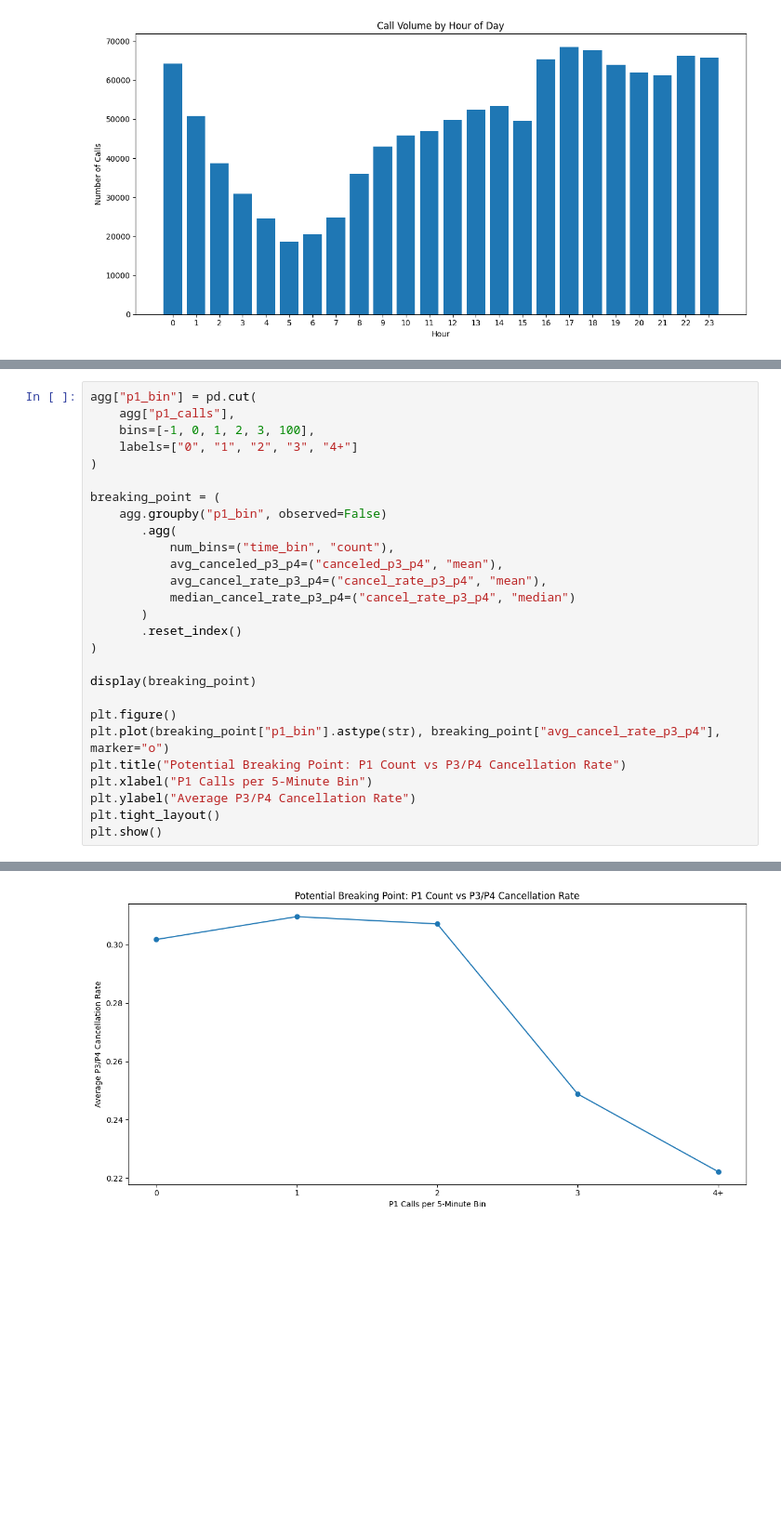
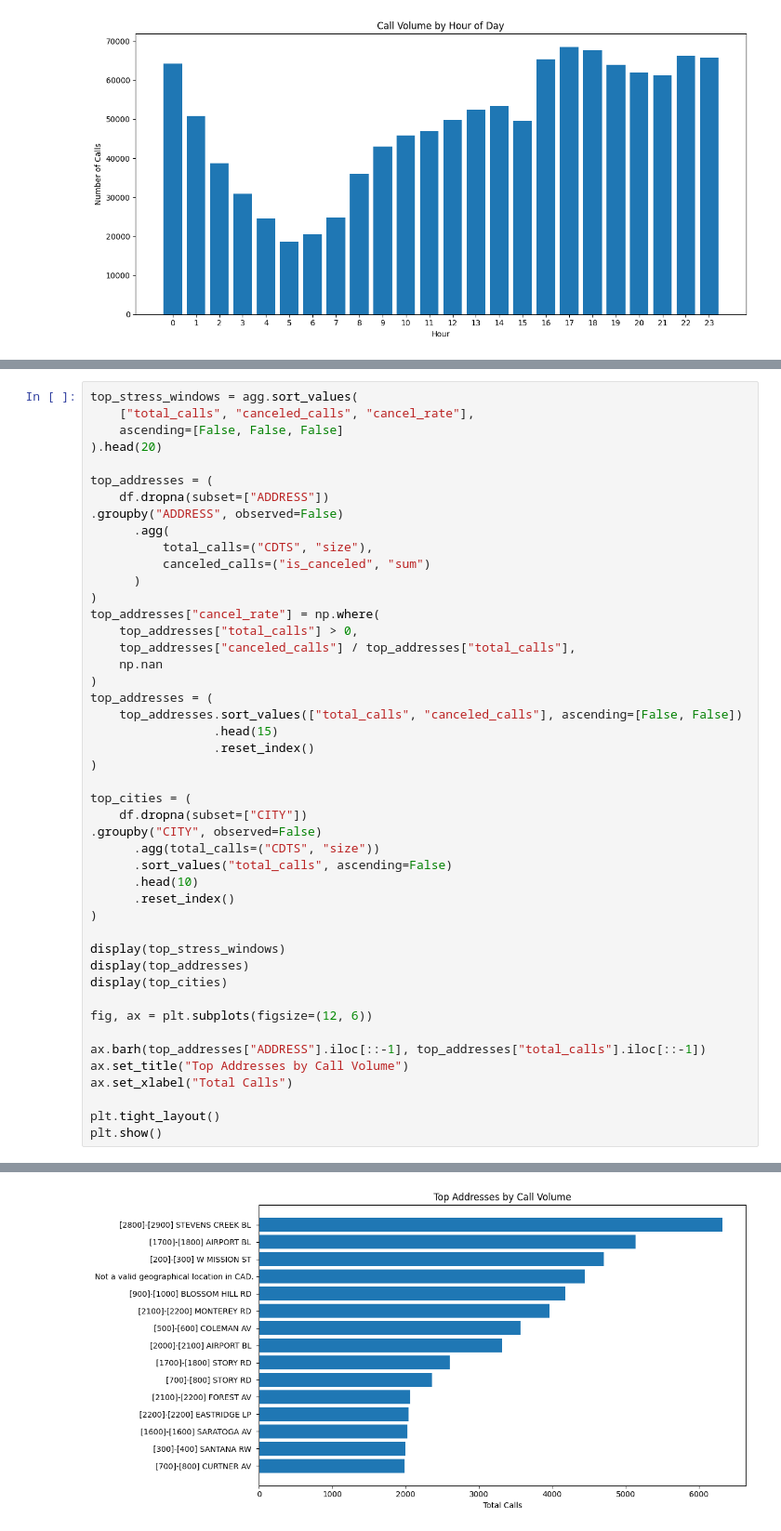
Before and after one commit to Edward-Vong/Quantifying-Breakpoint-of-SJPD-Response, a Jupyter notebook: police_call_EDA.ipynb, the cells around one changed output, grey strips where cells are left out. Shown at 93% size. Drawn from its saved outputs; the diff is of its cells as text; blank space fills up the shorter version.

```diff
--- a/police_call_EDA.ipynb
+++ b/police_call_EDA.ipynb
@@ -680,28 +805,47 @@ display(p1_compare)
 # %%
-agg["p1_bin"] = pd.cut(
-    agg["p1_calls"],
-    bins=[-1, 0, 1, 2, 3, 100],
-    labels=["0", "1", "2", "3", "4+"]
+top_stress_windows = agg.sort_values(
+    ["total_calls", "canceled_calls", "cancel_rate"],
+    ascending=[False, False, False]
+).head(20)
+
+top_addresses = (
+    df.dropna(subset=["ADDRESS"])
+.groupby("ADDRESS", observed=False)
+      .agg(
+          total_calls=("CDTS", "size"),
+          canceled_calls=("is_canceled", "sum")
+      )
+)
+top_addresses["cancel_rate"] = np.where(
+    top_addresses["total_calls"] > 0,
+    top_addresses["canceled_calls"] / top_addresses["total_calls"],
+    np.nan
+)
+top_addresses = (
+    top_addresses.sort_values(["total_calls", "canceled_calls"], ascending=[False, False])
+                 .head(15)
+                 .reset_index()
 )
 
-breaking_point = (
-    agg.groupby("p1_bin", observed=False)
-       .agg(
-           num_bins=("time_bin", "count"),
-           avg_canceled_p3_p4=("canceled_p3_p4", "mean"),
-           avg_cancel_rate_p3_p4=("cancel_rate_p3_p4", "mean"),
-           median_cancel_rate_p3_p4=("cancel_rate_p3_p4", "median")
-       )
-       .reset_index()
+top_cities = (
+    df.dropna(subset=["CITY"])
+.groupby("CITY", observed=False)
+      .agg(total_calls=("CDTS", "size"))
+      .sort_values("total_calls", ascending=False)
+      .head(10)
+      .reset_index()
 )
 
-display(breaking_point)
+display(top_stress_windows)
+display(top_addresses)
+display(top_cities)
 
-plt.figure()
-plt.plot(breaking_point["p1_bin"].astype(str), breaking_point["avg_cancel_rate_p3_p4"], marker="o")
-plt.title("Potential Breaking Point: P1 Count vs P3/P4 Cancellation Rate")
-plt.xlabel("P1 Calls per 5-Minute Bin")
-plt.ylabel("Average P3/P4 Cancellation Rate")
+fig, ax = plt.subplots(figsize=(12, 6))
+
+ax.barh(top_addresses["ADDRESS"].iloc[::-1], top_addresses["total_calls"].iloc[::-1])
+ax.set_title("Top Addresses by Call Volume")
+ax.set_xlabel("Total Calls")
+
 plt.tight_layout()
 plt.show()
 # %% [output]
@@ -714,2 +887,2 @@ plt.show()
-[figure, old version]
+[figure, new version]
 # %% [markdown]
```
Also changed, not shown: parts of 22 cells of this notebook, 3 other files.
